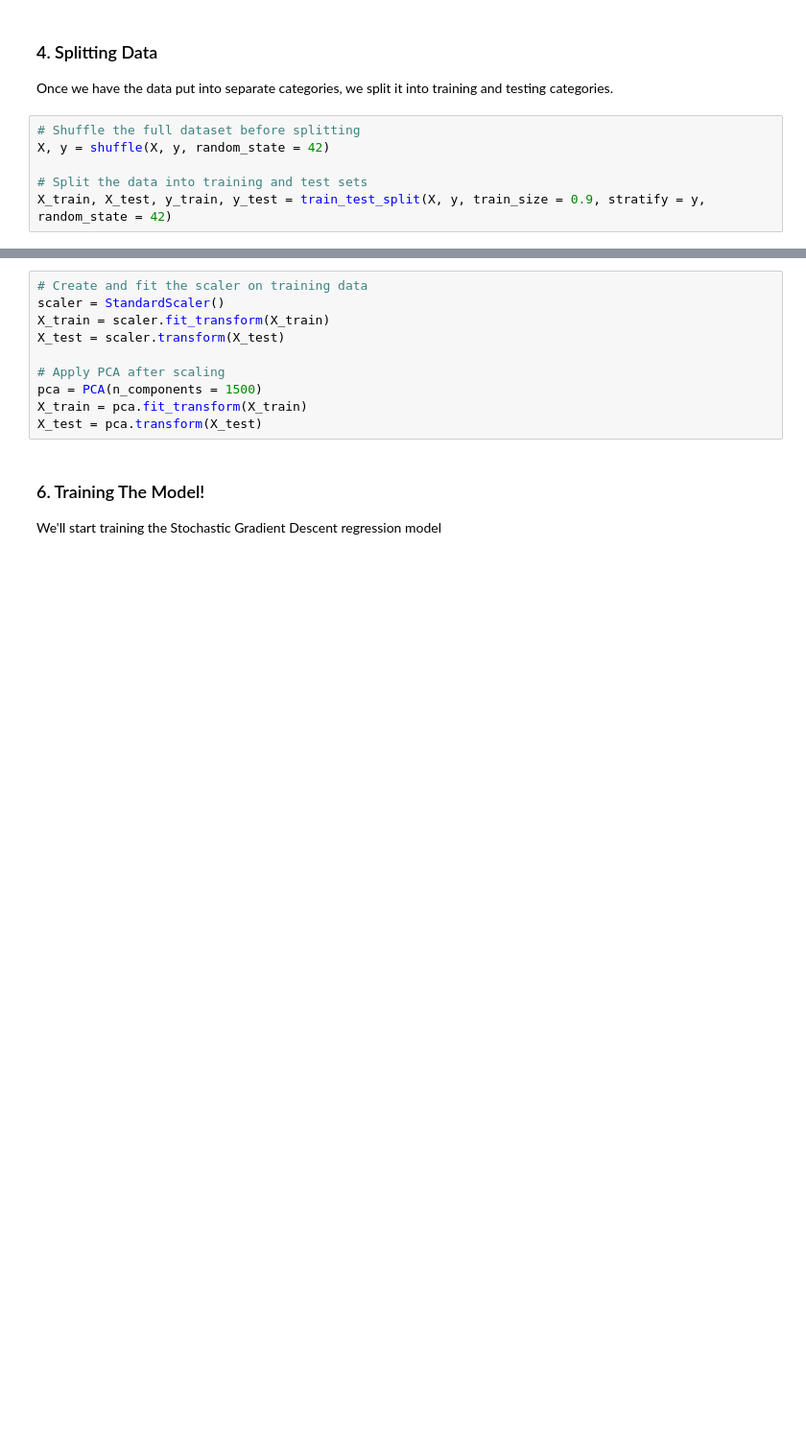
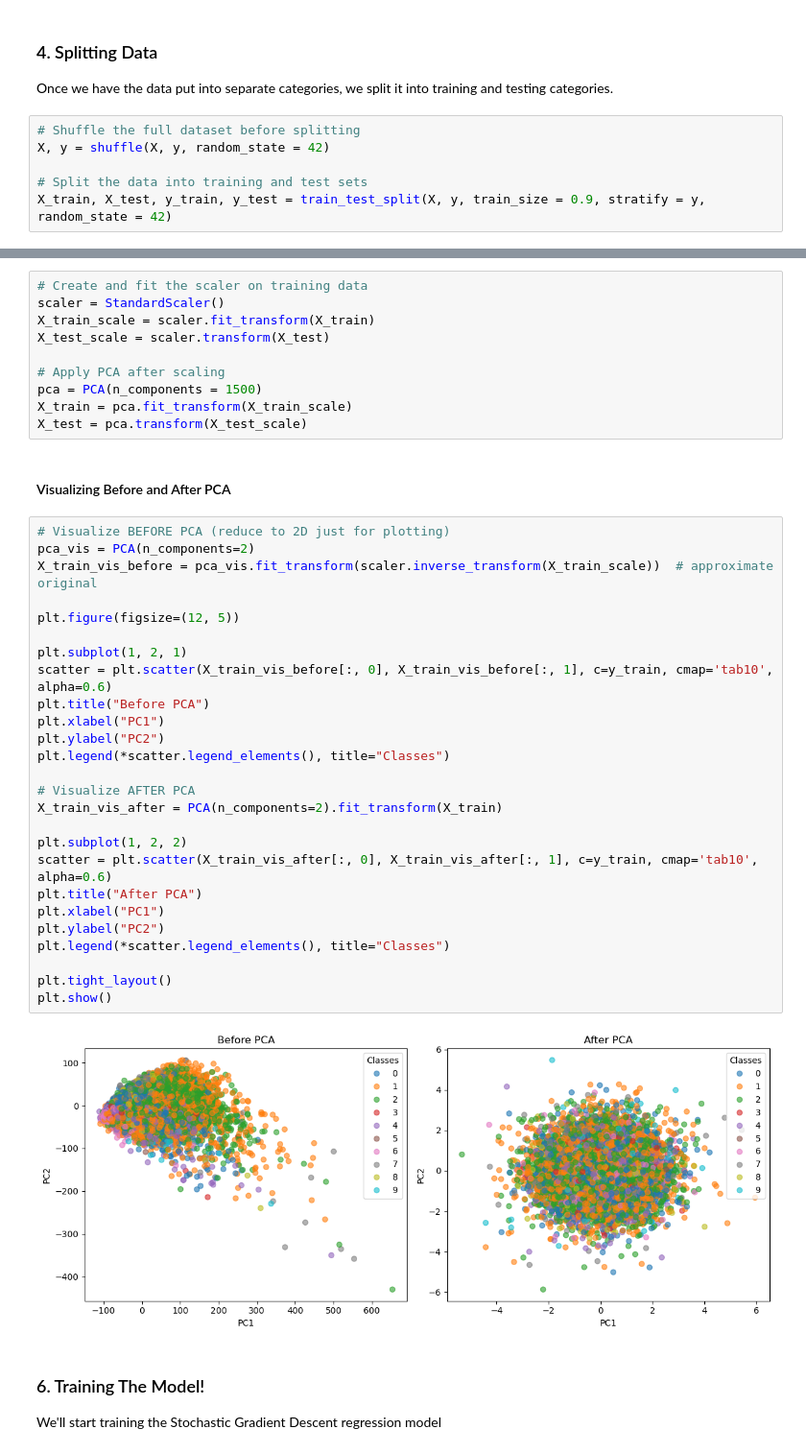
Before and after one commit to gfernan5/galaxy_classifier, a Jupyter notebook: galaxy_classifier.ipynb, the cells around one changed output, grey strips where cells are left out. Shown at 96% size. Drawn from its saved outputs; the diff is of its cells as text; blank space fills up the shorter version.

```diff
--- a/galaxy_classifier.ipynb
+++ b/galaxy_classifier.ipynb
@@ -115,13 +142,43 @@ We'll scale the features
 # %%
 # Create and fit the scaler on training data
 scaler = StandardScaler()
-X_train = scaler.fit_transform(X_train)
-X_test = scaler.transform(X_test)
+X_train_scale = scaler.fit_transform(X_train)
+X_test_scale = scaler.transform(X_test)
 
 # Apply PCA after scaling
 pca = PCA(n_components = 1500)
-X_train = pca.fit_transform(X_train)
-X_test = pca.transform(X_test)
+X_train = pca.fit_transform(X_train_scale)
+X_test = pca.transform(X_test_scale)
+# %% [markdown]
+#### Visualizing Before and After PCA
+# %%
+# Visualize BEFORE PCA (reduce to 2D just for plotting)
+pca_vis = PCA(n_components=2)
+X_train_vis_before = pca_vis.fit_transform(scaler.inverse_transform(X_train_scale))  # approximate original
+
+plt.figure(figsize=(12, 5))
+
+plt.subplot(1, 2, 1)
+scatter = plt.scatter(X_train_vis_before[:, 0], X_train_vis_before[:, 1], c=y_train, cmap='tab10', alpha=0.6)
+plt.title("Before PCA")
+plt.xlabel("PC1")
+plt.ylabel("PC2")
+plt.legend(*scatter.legend_elements(), title="Classes")
+
+# Visualize AFTER PCA
+X_train_vis_after = PCA(n_components=2).fit_transform(X_train)
+
+plt.subplot(1, 2, 2)
+scatter = plt.scatter(X_train_vis_after[:, 0], X_train_vis_after[:, 1], c=y_train, cmap='tab10', alpha=0.6)
+plt.title("After PCA")
+plt.xlabel("PC1")
+plt.ylabel("PC2")
+plt.legend(*scatter.legend_elements(), title="Classes")
+
+plt.tight_layout()
+plt.show()
+# %% [output]
+[figure, added]
 # %% [markdown]
 ### 6. Training The Model!
 We'll start training the Stochastic Gradient Descent regression model
```
Also changed, not shown: parts of 4 cells of this notebook.
